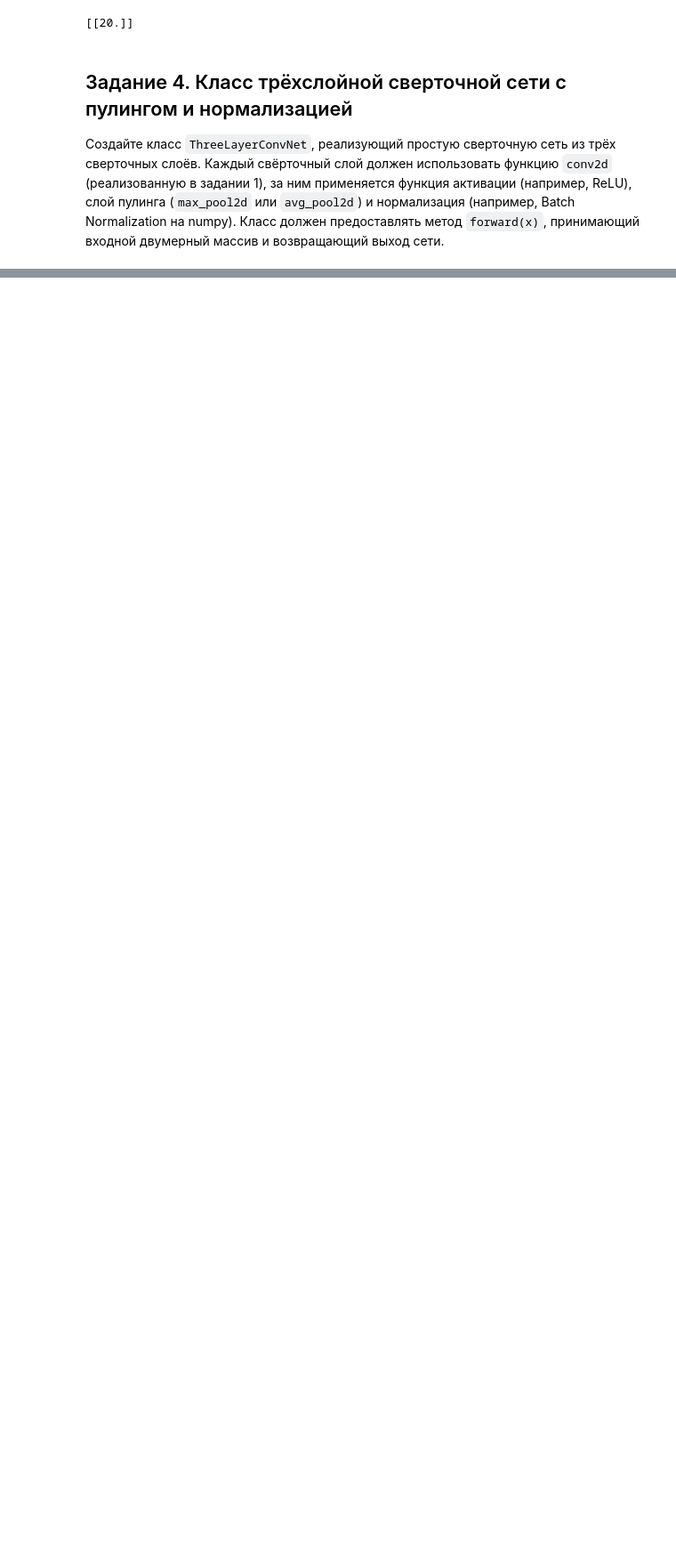
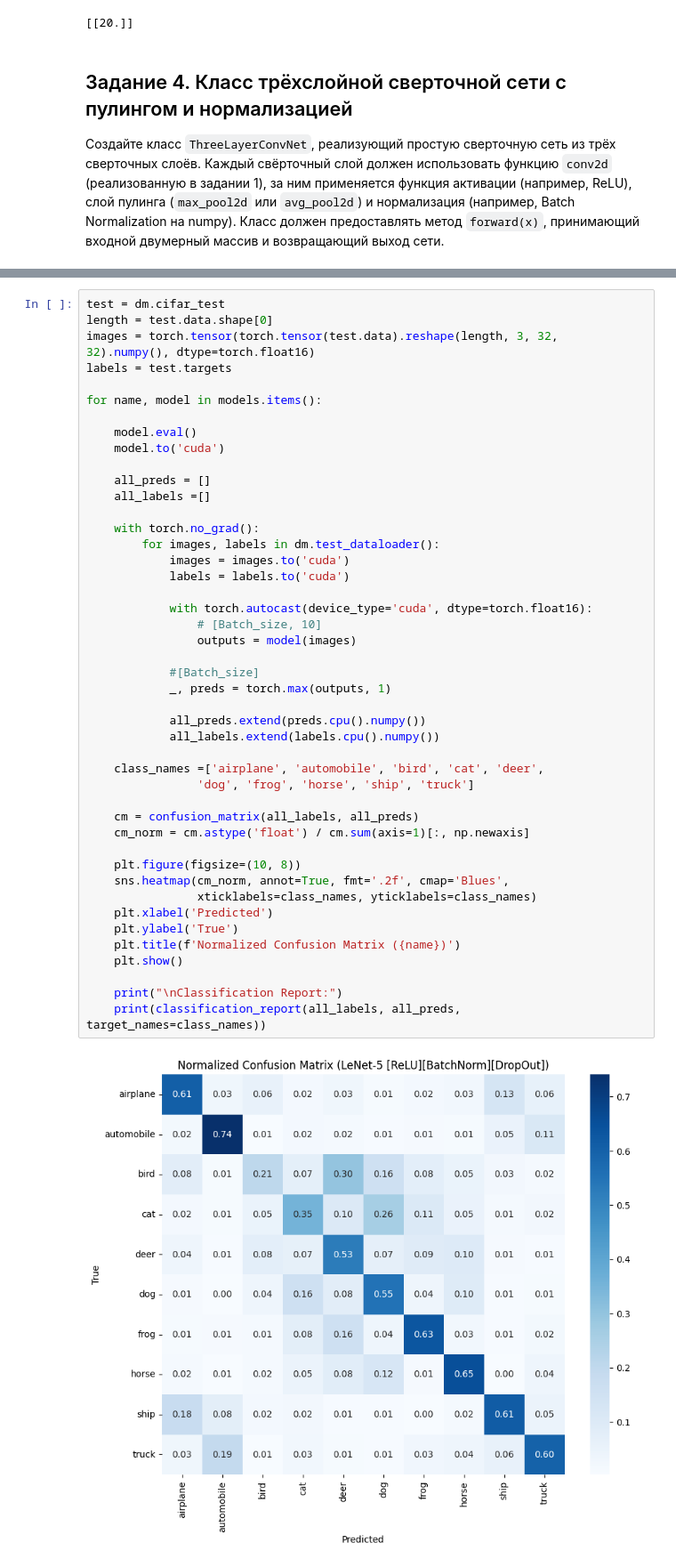
Before and after one commit to Ackrome/FU, a Jupyter notebook: Course_3/CV/LabWork_№4_Convolutional_Neural_Networks.ipynb, the cells around one changed output, grey strips where cells are left out. Shown at 89% size. Drawn from its saved outputs; the diff is of its cells as text; blank space fills up the shorter version.

```diff
--- a/Course_3/CV/LabWork_№4_Convolutional_Neural_Networks.ipynb
+++ b/Course_3/CV/LabWork_№4_Convolutional_Neural_Networks.ipynb
@@ -622,0 +761,47 @@ Best hyperparameters:
+# %%
+test = dm.cifar_test
+length = test.data.shape[0]
+images = torch.tensor(torch.tensor(test.data).reshape(length, 3, 32, 32).numpy(), dtype=torch.float16)
+labels = test.targets
+
+for name, model in models.items():
+
+    model.eval()
+    model.to('cuda')
+
+    all_preds = []
+    all_labels =[]
+
+    with torch.no_grad():
+        for images, labels in dm.test_dataloader():
+            images = images.to('cuda')
+            labels = labels.to('cuda')
+
+            with torch.autocast(device_type='cuda', dtype=torch.float16):
+                # [Batch_size, 10]
+                outputs = model(images)
+
+            #[Batch_size]
+            _, preds = torch.max(outputs, 1)
+
+            all_preds.extend(preds.cpu().numpy())
+            all_labels.extend(labels.cpu().numpy())
+
+    class_names =['airplane', 'automobile', 'bird', 'cat', 'deer',
+                'dog', 'frog', 'horse', 'ship', 'truck']
+
+    cm = confusion_matrix(all_labels, all_preds)
+    cm_norm = cm.astype('float') / cm.sum(axis=1)[:, np.newaxis]
+
+    plt.figure(figsize=(10, 8))
+    sns.heatmap(cm_norm, annot=True, fmt='.2f', cmap='Blues',
+                xticklabels=class_names, yticklabels=class_names)
+    plt.xlabel('Predicted')
+    plt.ylabel('True')
+    plt.title(f'Normalized Confusion Matrix ({name})')
+    plt.show()
+
+    print("\nClassification Report:")
+    print(classification_report(all_labels, all_preds, target_names=class_names))
+# %% [output]
+[figure, added]
```
Also changed, not shown: parts of 47 cells of this notebook, 1 other file.
